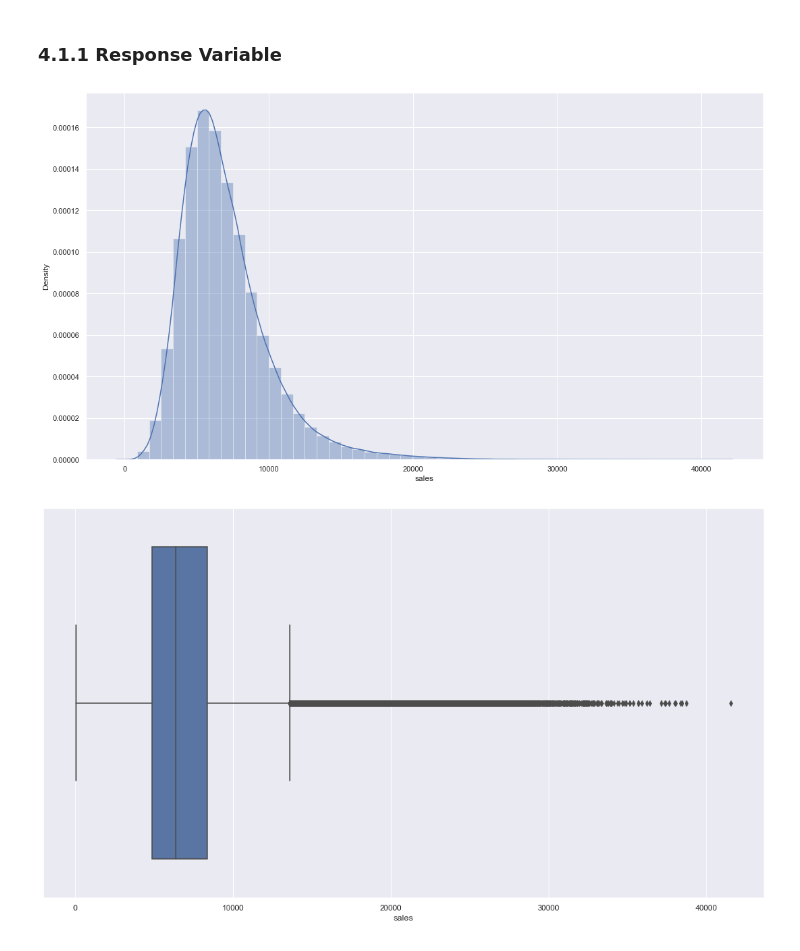
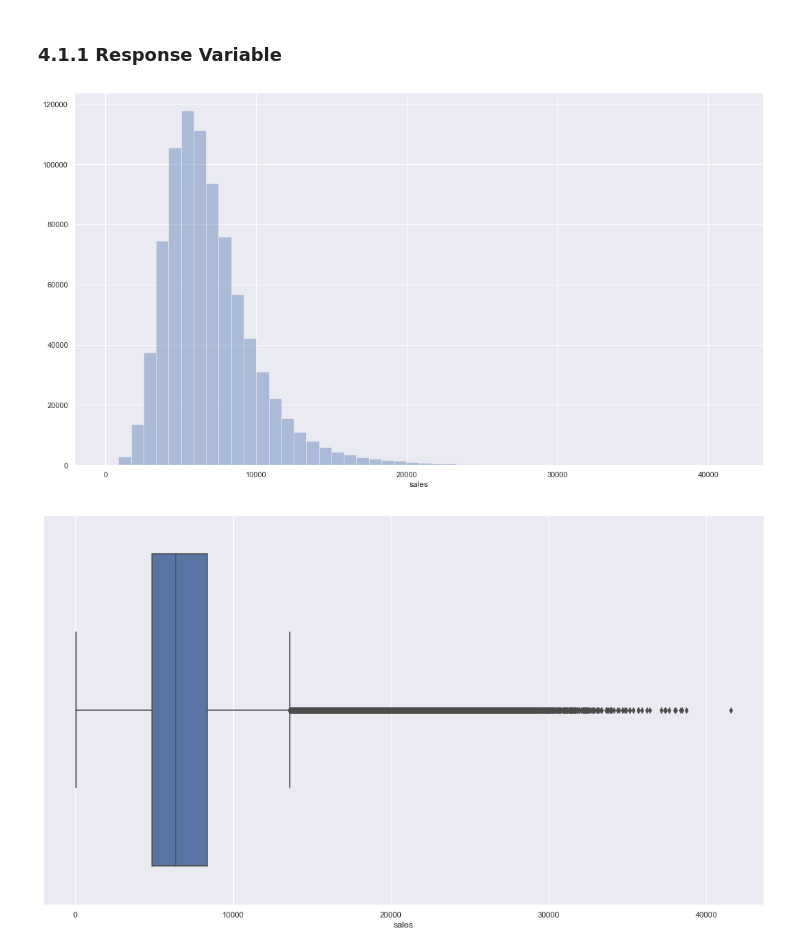
Before and after one commit to SamuelOliveirads/rossman_project, a Jupyter notebook: m05_v01_store_sales_prediction.ipynb, the cells around one changed output. Cells and saved outputs as stored; diff of their text form; code cells hidden in the pictures.

```diff
--- a/m05_v01_store_sales_prediction.ipynb
+++ b/m05_v01_store_sales_prediction.ipynb
@@ -363,12 +364,12 @@ df2['year_week'] = df2['date'].dt.strftime('%Y-%W')
 
 # competition since
 df2['competition_since'] = df2.apply(lambda x: datetime.datetime(year=x['competition_open_since_year'], month=x['competition_open_since_month'], day=1), axis=1)
-df2['competition_time_month'] = ((df2['date'] - df2['competition_since'])/30).apply( lambda x: x.days).astype(int)
+df2['competition_time_month'] = ((df2['date'] - df2['competition_since'])/30).apply( lambda x: x.days).astype('int64')
 
 # promo since
 df2['promo_since'] = df2['promo2_since_year'].astype(str) + '-' + df2['promo2_since_week'].astype(str)
 df2['promo_since'] = df2['promo_since'].apply( lambda x : datetime.datetime.strptime( x + '-1', '%Y-%W-%w') - datetime.timedelta(days=7))
-df2['promo_time_week'] = ((df2['date'] - df2['promo_since']) / 7).apply(lambda x: x.days).astype(int)
+df2['promo_time_week'] = ((df2['date'] - df2['promo_since']) / 7).apply(lambda x: x.days).astype('int64')
 
 # assortment
 df2['assortment'] = df2['assortment'].apply( lambda x : 'basic' if x == 'a' else 'extra' if x == 'b' else 'extended')
@@ -418,9 +419,9 @@ df4 = df3.copy()
 # %% [markdown]
 ### 4.1.1 Response Variable
 # %%
-sns.distplot(df4['sales']);
+sns.distplot(df4['sales'], kde=False);
 # %% [output]
-[figure, old version]
+[figure, new version]
 # %%
 sns.boxplot(df4['sales']);
 # %% [output]
```
Also changed, not shown: parts of 3 cells of this notebook, 1 other file.
